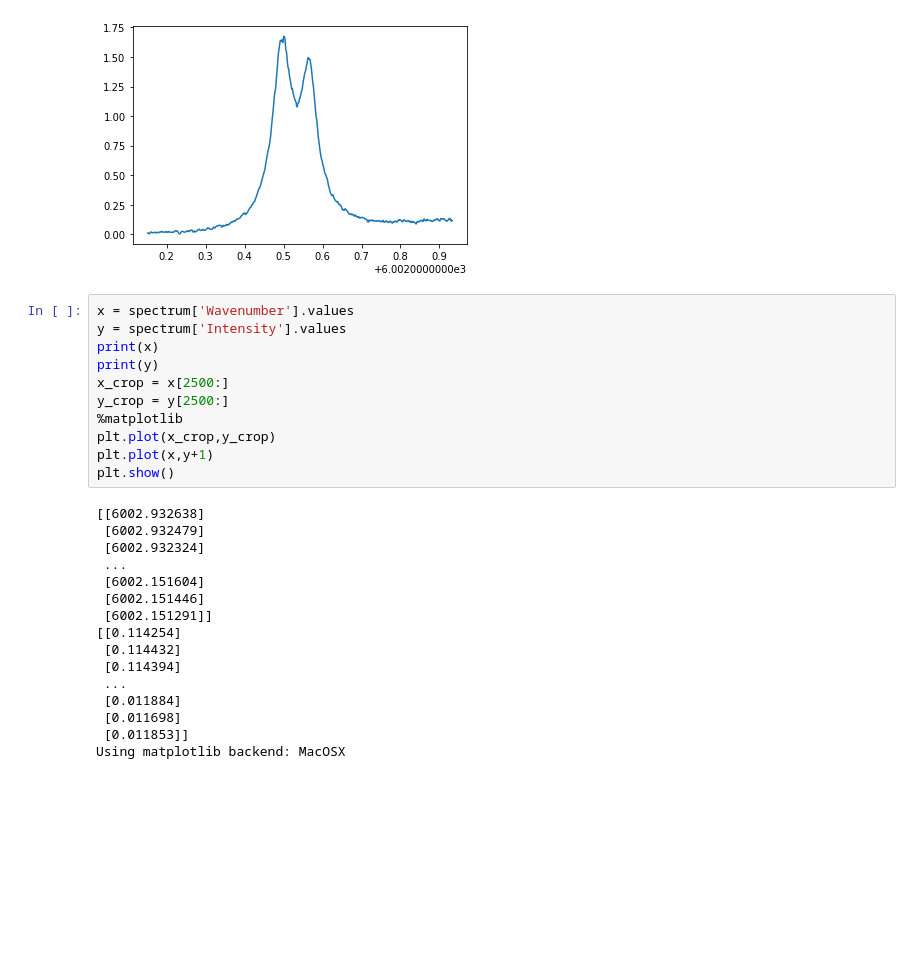
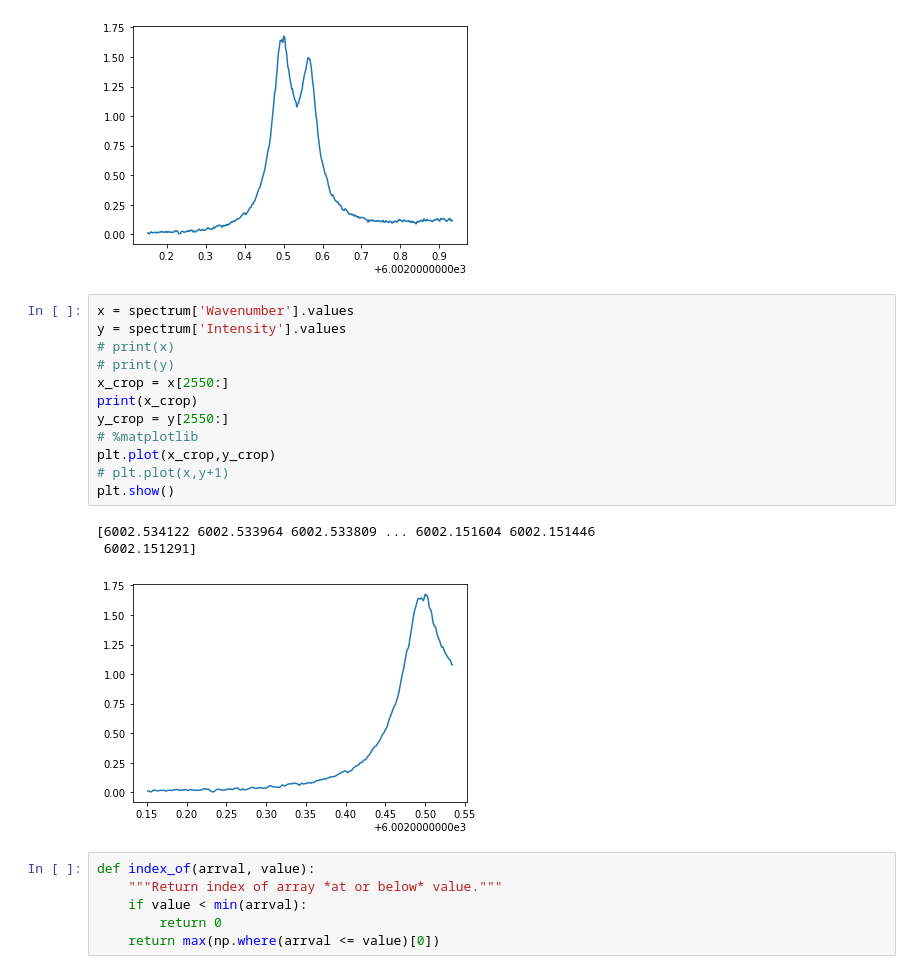
Before and after one commit to ben-sappey/code-astro-group12, a Jupyter notebook: test.ipynb, the cells around one changed output. Cells and saved outputs as stored; diff of their text form; blank space fills up the shorter version.

```diff
--- a/test.ipynb
+++ b/test.ipynb
@@ -37,28 +34,23 @@ plt.show()
 # %%
 x = spectrum['Wavenumber'].values
 y = spectrum['Intensity'].values
-print(x)
-print(y)
-x_crop = x[2500:]
-y_crop = y[2500:]
-%matplotlib
+# print(x)
+# print(y)
+x_crop = x[2550:]
+print(x_crop)
+y_crop = y[2550:]
+# %matplotlib
 plt.plot(x_crop,y_crop)
-plt.plot(x,y+1)
+# plt.plot(x,y+1)
 plt.show()
 # %% [output]
-[[6002.932638]
- [6002.932479]
- [6002.932324]
- ...
- [6002.151604]
- [6002.151446]
- [6002.151291]]
-[[0.114254]
- [0.114432]
- [0.114394]
- ...
- [0.011884]
- [0.011698]
- [0.011853]]
-Using matplotlib backend: MacOSX
+[6002.534122 6002.533964 6002.533809 ... 6002.151604 6002.151446
+ 6002.151291]
+[figure, added]
+# %%
+def index_of(arrval, value):
+    """Return index of array *at or below* value."""
+    if value < min(arrval):
+        return 0
+    return max(np.where(arrval <= value)[0])
 # %%
```
Also changed, not shown: parts of 8 cells of this notebook, 4 other files.
